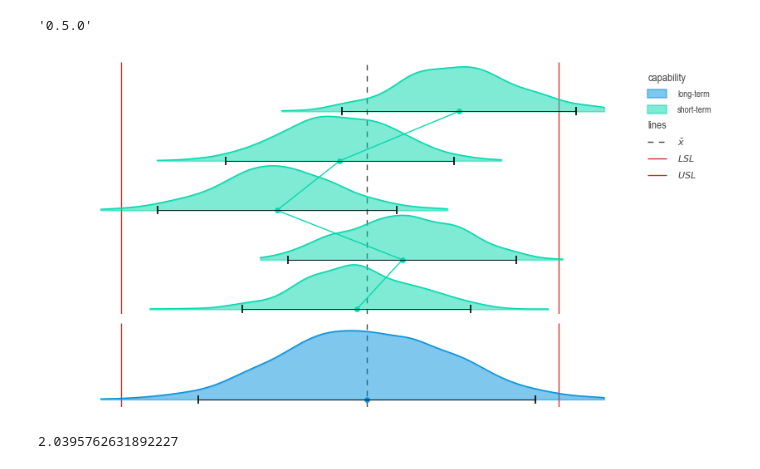
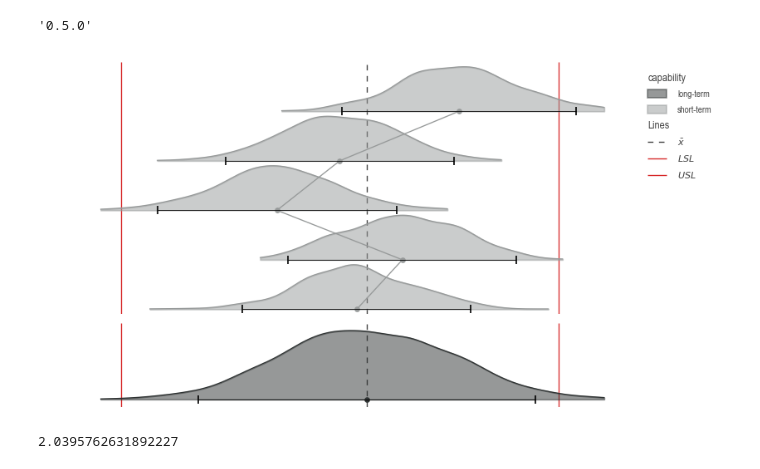
Before and after one commit to j4ggr/DaSPi, a Jupyter notebook: notebooks/doc-content_process-analysis.ipynb, the cells around one changed output. Saved outputs shown, nothing was run; the diff lists cells and outputs as text; code cells hidden in the pictures.

Commit message:
constants - changed, colors for lines and stripes

```diff
--- a/notebooks/doc-content_process-analysis.ipynb
+++ b/notebooks/doc-content_process-analysis.ipynb
@@ -45,48 +44,51 @@ chart = dsp.JointChart(
         target_on_y=False,
         sharex=True,
         sharey=False,
+        colors=(dsp.DEFAULT.PLOTTING_COLOR, '#979A9A')
     ).stripes(
         stripes=[dsp.StripeLine(
             r'\bar x', df_tot['values'].mean(), orientation='vertical')],
         spec_limits=(-0.75, 0.75),
     ).label(
     )
+
+hueing = chart.charts[0].hueing
 
 def axes_settings(ax) -> None:
     ax.xaxis.set_visible(False)
     ax.spines['bottom'].set_visible(False)
     ax.yaxis.set_visible(False)
     ax.spines['left'].set_visible(False)
     ax.set(ylim=(-0.1, None), xlim=(-1, 1))
 
 kw_base: Dict[str, Any] = dict(
     feature='position',
     target='values',
     target_on_y=False,
     ax=chart.axes[0, 0],
-    color=dsp.COLOR.PALETTE[1])
+    color=hueing.categories[1])
 kw_kde: Dict[str, Any] = dict(
     height=HEIGHT,
     fill=True,
     ignore_feature=False)
 kw_spread: Dict[str, Any] = dict(
     marker='o',
     agreement=4,
 )
 dsp.CenterLocation(source=df_batch, center_points=False, **kw_base)()
 for pos, group in df_batch.groupby('position'):
     dsp.GaussianKDE(source=group, f_base=pos, **(kw_base | kw_kde))()
     dsp.SpreadWidth(source=group, **(kw_base | kw_spread))()
 
 kw_base['ax'] = chart.axes[1, 0]
-kw_base['color'] = color=dsp.COLOR.PALETTE[0]
+kw_base['color'] = hueing.categories[0]
 dsp.GaussianKDE(source=df_tot, f_base=0, **(kw_base | kw_kde))()
 dsp.SpreadWidth(source=df_tot, **(kw_base | kw_spread))()
 
 for ax in chart.axes.flat:
     axes_settings(ax)
 # %% [output]
-[figure, old version]
+[figure, new version]
 # %%
 pos, data = next(iter(df_batch.groupby('position')))
 estimation = dsp.ProcessEstimator(data['values'], -0.75, 0.75)
```
Also changed, not shown: parts of 7 cells of this notebook, 4 other files.
